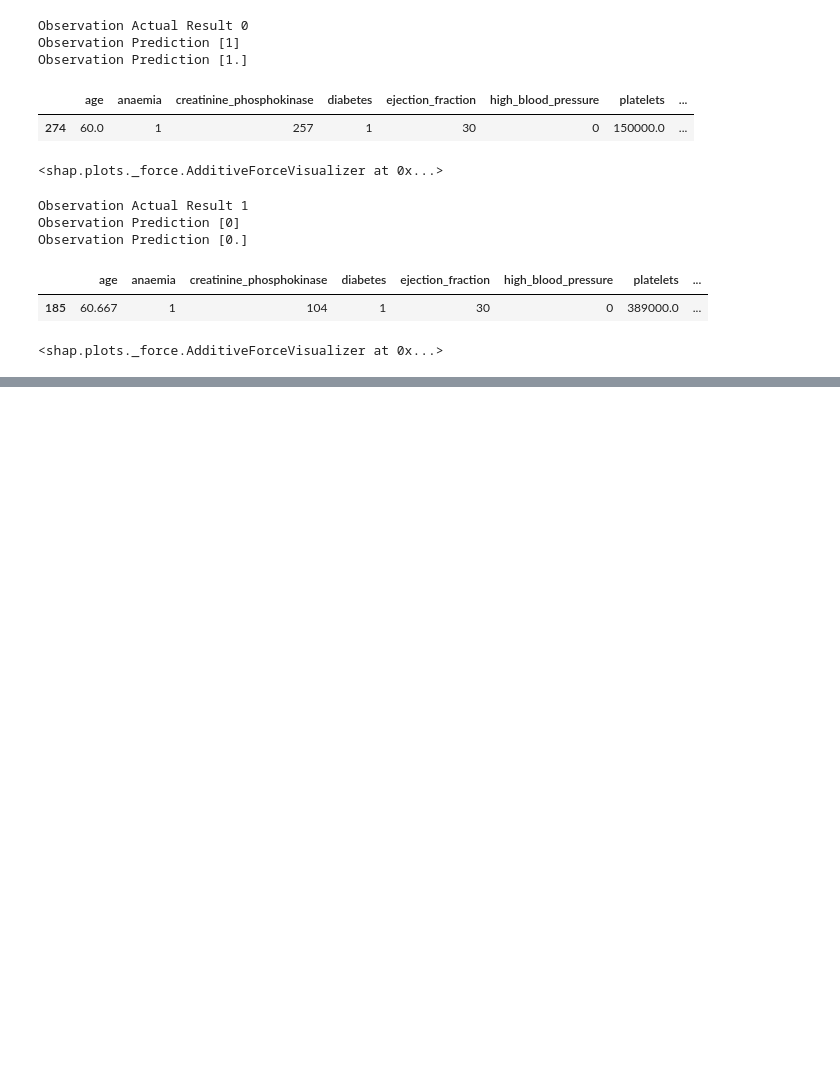
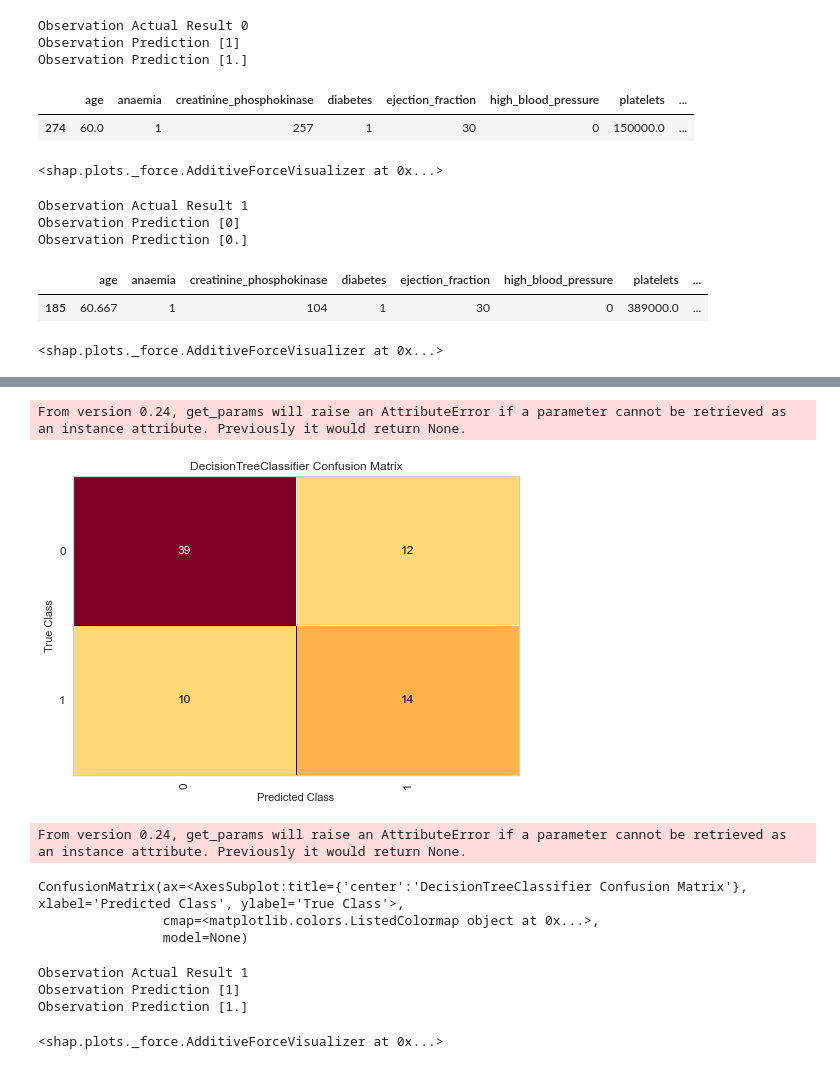
Before and after one commit to raj-shr-git/interpret_models, a Jupyter notebook: Model_Interpreting.ipynb, the cells around one changed output, grey strips where cells are left out. Drawn from its saved outputs; the diff is of its cells as text; code cells hidden in the pictures; blank space fills up the shorter version.

```diff
--- a/Model_Interpreting.ipynb
+++ b/Model_Interpreting.ipynb
@@ -340,0 +358,21 @@ with plt.style.context('seaborn'):
+# %%
+cm(dt,X_train,y_train,X_test,y_test)
+# %% [output]
+From version 0.24, get_params will raise an AttributeError if a parameter cannot be retrieved as an instance attribute. Previously it would return None.
+[figure, added]
+From version 0.24, get_params will raise an AttributeError if a parameter cannot be retrieved as an instance attribute. Previously it would return None.
+ConfusionMatrix(ax=<AxesSubplot:title={'center':'DecisionTreeClassifier Confusion Matrix'}, xlabel='Predicted Class', ylabel='True Class'>,
+                cmap=<matplotlib.colors.ListedColormap object at 0x...>,
+                model=None)
+# %%
+print("Observation Actual Result {}".format(y_test.iloc[40]))
+print("Observation Prediction {}".format(dt_model.predict(X_test.iloc[[40]])))
+print("Observation Prediction {}".format(dt_model.predict_proba(X_test.iloc[[40]])[:,1]))
+# %% [output]
+Observation Actual Result 1
+Observation Prediction [1]
+Observation Prediction [1.]
+# %%
+shap.force_plot(base_value=explainer_dt.expected_value[1],shap_values=explainer_dt.shap_values(X_test.iloc[10])[1],features=X_test.iloc[[10]])
+# %% [output]
+<shap.plots._force.AdditiveForceVisualizer at 0x...>
```
Also changed, not shown: parts of 14 cells of this notebook.
